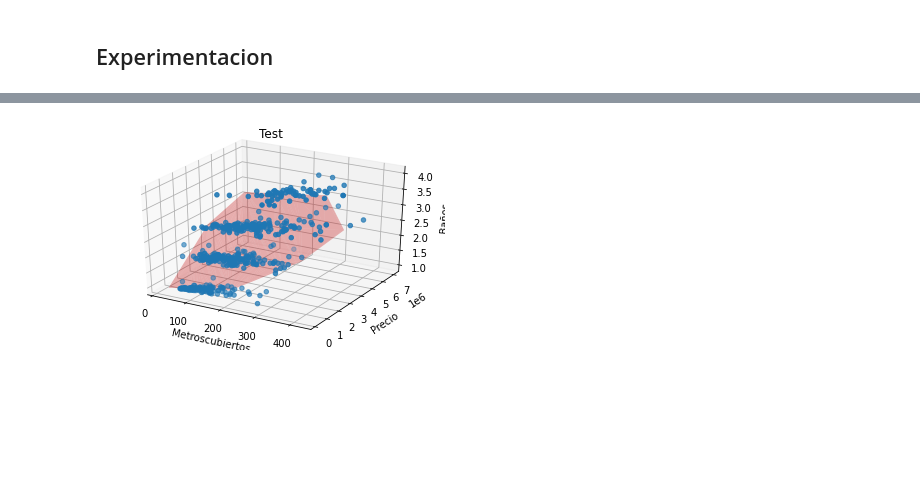
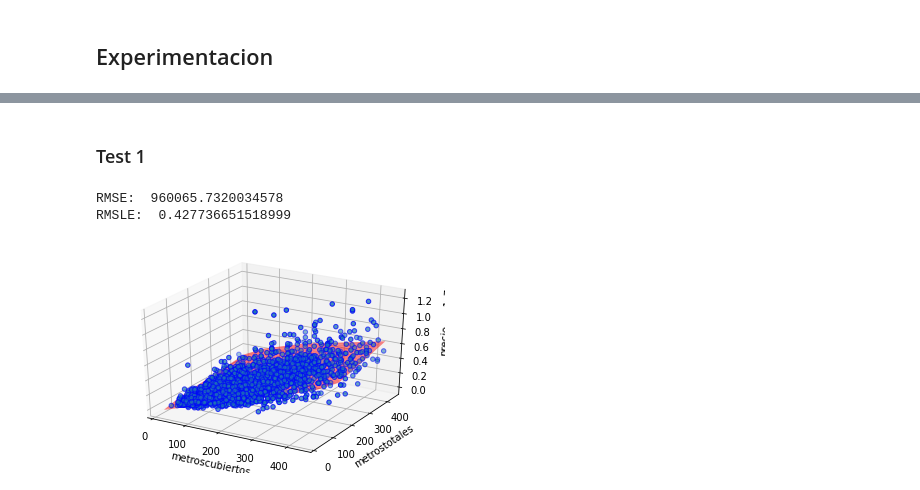
Before and after one commit to brianarrondo/metnum-tp3, a Jupyter notebook: notebooks/Experimentacion.ipynb, the cells around one changed output, grey strips where cells are left out. Cells and saved outputs as stored; diff of their text form; code cells hidden in the pictures; blank space fills up the shorter version.

```diff
--- a/notebooks/Experimentacion.ipynb
+++ b/notebooks/Experimentacion.ipynb
@@ -98,2 +140,20 @@ def RMSLE(y_test, y_pred):
+# %%
+def linearRegressorFigure3D(df_train, df_test, c1, c2, cPred):
+    fig = plt.figure()
+    ax = plt.axes(projection='3d')
+
+    xline = df_test[c1].values
+    yline = df_test[c2].values
+    zline = df_test[cPred].values
+    ax.plot_trisurf(xline, yline, zline, color='red', alpha=0.5)
+
+    xdata = df_train[c1].values
+    ydata = df_train[c2].values
+    zdata = df_train[cPred].values
+    ax.scatter3D(xdata, ydata, zdata, edgecolors='blue')
+
+    ax.set_xlabel(c1)
+    ax.set_ylabel(c2)
+    ax.set_zlabel(cPred)
 # %% [markdown]
 ## Experimentacion
@@ -136,28 +160,18 @@ sns.lineplot(data=df_test, x='banos', y='prediction', color='red')
-# %%
-fig = plt.figure()
-ax = plt.axes(projection='3d')
-
-x = df_test[['metroscubiertos', 'banos']].values
-x = x.reshape(len(x), x.shape[1])
-df_test['prediction'] = linear_regressor.predict(x)
-
-# Data for a three-dimensional line
-zline = df_test['banos'].values
-xline = df_test['metroscubiertos'].values
-yline = df_test['prediction'].values
-ax.plot_trisurf(xline, yline, zline, color='red', alpha=0.3)
-
-
-# Data for three-dimensional scattered points
-zdata = df_train['banos'].values
-xdata = df_train['metroscubiertos'].values
-ydata = df_train['precio'].values
-ax.scatter3D(xdata, ydata, zdata)
-
-ax.set_title('Test');
-ax.set_xlabel('Metroscubiertos')
-ax.set_ylabel('Precio')
-ax.set_zlabel('Baños');
-#ax.view_init(60, 0)
-# %% [output]
-[figure, removed]
+# %% [markdown]
+### Test 1
+# %%
+df_train = pd.read_csv('../data/train.csv')
+df_train = df_train[df_train['provincia']=='Jalisco'].dropna()
+df_train = df_train[(df_train['tipodepropiedad']=='Casa') | (df_train['tipodepropiedad']=='Apartamento')].dropna()
+
+n = int(len(df_train)/3)
+df_test = df_train[:n]
+df_train = df_train[n:]
+# %%
+K = 5
+RMSE, RMSLE = linearRegressionKFoldErrors(df_train, ['metroscubiertos', 'metrostotales'], 'precio', K)
+print('RMSE: ', RMSE)
+print('RMSLE: ', RMSLE)
+# %% [output]
+RMSE:  960065.7320034578
+RMSLE:  0.427736651518999
@@ -163,0 +180,4 @@ ax.set_zlabel('Baños');
+# %%
+linearRegressorFigure3D(df_train, df_test, 'metroscubiertos', 'metrostotales', 'precio')
+# %% [output]
+[figure, added]
```
Also changed, not shown: parts of 62 cells of this notebook.
